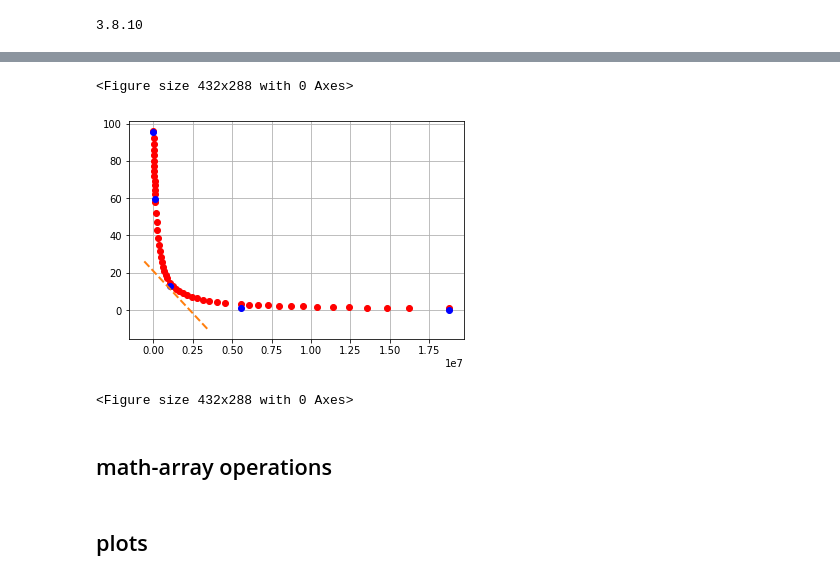
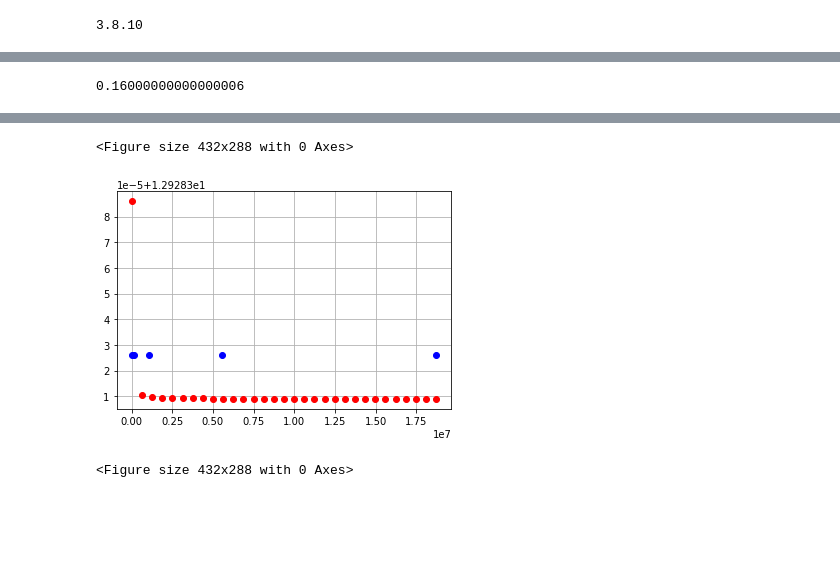
Before and after one commit to CheminDavide/Dynopt, a Jupyter notebook: testing.ipynb, the cells around one changed output, grey strips where cells are left out. Cells and saved outputs as stored; diff of their text form; code cells hidden in the pictures; blank space fills up the shorter version.

```diff
--- a/testing.ipynb
+++ b/testing.ipynb
@@ -175,3 +144,8 @@ pl.plot(xnew/1000,ynew,znew)
+# %%
+rng = np.array([1,2,1,1,1])
+print(np.var(rng))
+# %% [output]
+0.16000000000000006
 # %%
 import numpy as np
 from scipy.optimize import curve_fit
@@ -194,18 +168,35 @@ def interval(l,n):
     """
     w = (l[1] - l[0]) / (n - 1)
     return np.array([round(l[0]+i*w) for i in range(n)])
-def density_space(xs, ps, n, order=1):
-    cps = cumtrapz(ps, xs, initial=0)
-    cps *= (1/cps[-1]) #normalize [0,1]
-    intfunc = interp1d(cps, xs, kind=order)
-    t = intfunc(np.linspace(0, 1, n, endpoint=False))
-    return t
+def translate(x, mx):
+    lo = x.min()
+    rng = x.max()-lo
+    return (x-lo)*mx/rng
+def expand(x,y,i,p):
+    #number of points in between two init points
+    ti = crf[i+1] - crf[i] + 1
+    #ti linearly spaced numbers within the interval
+    tx = np.linspace(x[i],x[i+1],num=ti,endpoint=True)
+    #linear interpolation of points
+    #if eq_fit(tx,*p).min() < 0:
+        #ty = np.interp(eq_fit(tx,*p), (eq_fit(tx,*p).min(), eq_fit(tx,*p).max()), (dists[len(crf)-i-2],dists[len(crf)-i-1]))
+    #else:
+        #ty = eq_fit(tx,*p)
+    ty = eq_fit(tx,*p)
+    #cumulative trapezoid (n order) integrated value of ty(tx)
+    cdf = cumtrapz(ty, tx, initial=0)
+    #normalize [0,1]
+    cdf *= (1/cdf[-1])
+    #approximated function from tx points according to its distribution function
+    intfunc = interp1d(cdf, tx, fill_value="extrapolate")
+    #new x points
+    o = intfunc(np.linspace(0, 1, ti, endpoint=True))
+    return o[:-1]
 
 def eq_fit(x, a, b, c):
-    #return a * np.log(x + b) + c
-    #return a*x**2 + b*x + c
-    #return c + (a / np.log2(x + b))
     return a / (x + b) + c
+def eq_rev(y, a, b, c):
+    return a / (y - c) - b
 def compute_slope(xl,yl,xr,yr):
     return -(yl-yr)/(xl-xr)
 def as_slope(x, a):
@@ -224,25 +215,26 @@ def intrp(i):
     tn = density_space(t,eq_fit(t,*par),n=intv)
     return tn
 
-
+#crf = np.array([10, 18, 25, 32, 40])
+#rates = np.array([7894634,3112564,1254477,414777,95344])
+#dists = 100 - np.array([99.625505,96.724404,88.985674,69.42523,31.051732])
 crf = np.array([0, 13, 26, 38, 51])
 rates = np.array([18729544, 5554671, 1085638, 138604, 12974])
-dists = np.array([8.0860000e-03, 1.0444440e+00, 1.2928326e+01, 5.9431145e+01, 9.5521998e+01])
-par, cov = curve_fit(eq_fit, rates, dists, bounds=(0,np.inf))
-x = np.flip(rates)
-t_pts["rate"][shot index] = np.append(np.concatenate([np.linspace(x[i],x[i+1],num=global_.npts[i+1]-global_.npts[i],endpoint=False) for i in range(config["ENC"]["NUM_INTERVALS"]-1)]),x[-1])
+dists = np.array([1.2928326e+01, 1.2928326e+01, 1.2928326e+01, 1.2928326e+01, 1.2928326e+01])
+par, cov = curve_fit(eq_fit, rates, dists, bounds=((0,-np.inf,0),np.inf))
+print(cov)
+print(np.var(dists))
+xnew = np.linspace(rates[-1],rates[0],num=31)
+#x = np.flip(rates)
+#xnew = np.flip(np.append(np.concatenate([expand(rates,dists,i,par) for i in range(len(crf)-1)]),rates[-1]))
 #xnew = np.concatenate([np.linspace(x[i],x[i+1],num=crf[i+1]-crf[i],endpoint=False) for i in range(len(x)-1)])
-xnew = np.concatenate([intrp(i) for i in range(len(x)-1)])
-xnew = np.append(xnew,x[-1])
-ynew = eq_fit(xnew, *par)
+#ynew = np.append(np.concatenate([np.interp(eq_fit(xnew[crf[i]-crf[0]:crf[i+1]-crf[0]+1],*par),(eq_fit(xnew[crf[i]-crf[0]:crf[i+1]-crf[0]+1],*par).min(),eq_fit(xnew[crf[i]-crf[0]:crf[i+1]-crf[0]+1],*par).max()),(dists[len(crf)-i-2],dists[len(crf)-i-1]))[:-1] for i in range(len(crf)-1)]),dists[0])
+ynew = eq_fit(xnew,*par)
 t_ext = compute_slope(rates[4],dists[4],rates[0],dists[0])
-print("t-slope: "+str("%.16f" % t_ext))
-print(as_slope(xnew, par[0]))
-#print(np.argmin(abs(t_ext-(par[0]/np.einsum('i,i->i',xnew,xnew)))))
-#pl.plot(fun_curve, 'go')
+#print("t-slope: "+str("%.16f" % t_ext))
 pl.plot(xnew, ynew, 'ro')
 pl.plot(rates, dists, 'bo')
-show_tangent(xnew[28],fun_curve[28])
+#show_tangent(xnew[28],fun_curve[28])
 pl.grid(True)
 pl.figure()
 # %% [output]
@@ -264,5 +245,3 @@ C-slope: 0.0000090598894161
 <Figure size 432x288 with 0 Axes>
-[figure, old version]
+[figure, new version]
 <Figure size 432x288 with 0 Axes>
-# %% [markdown]
-## math-array operations
@@ -271,2 +247,0 @@ import numpy as np
-# %% [markdown]
-## plots
```
Also changed, not shown: parts of 11 cells of this notebook, 38 other files.
